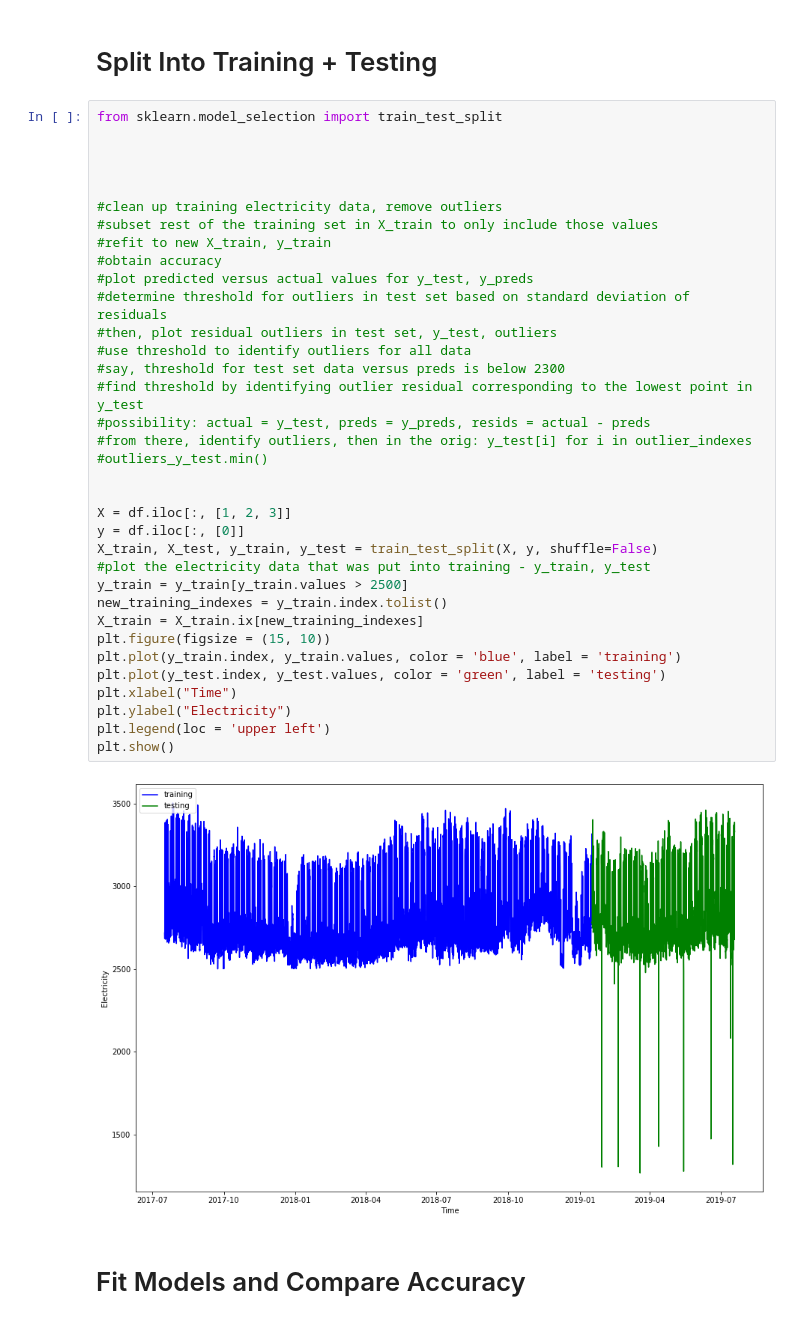
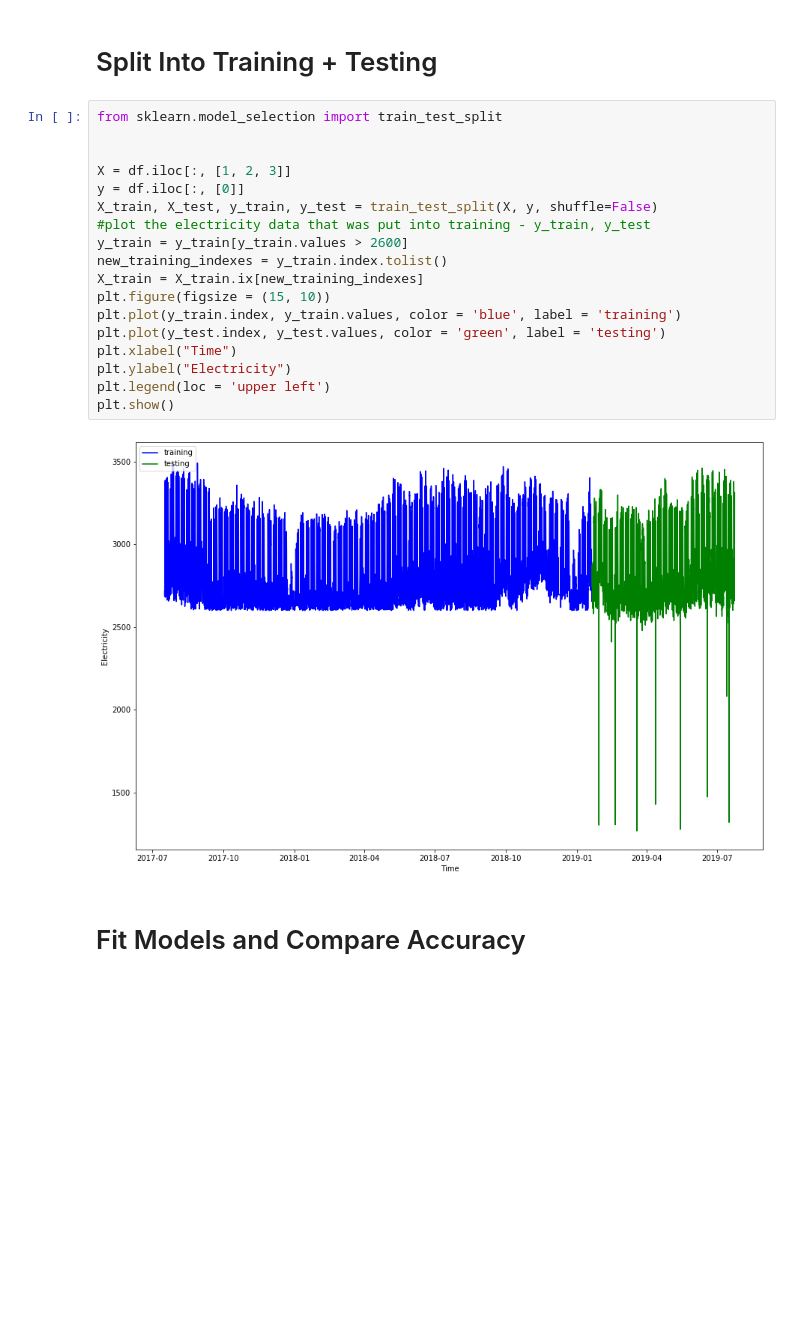
Before and after one commit to eco-data-science-team/cluster-repo, a Jupyter notebook: New Models.ipynb, the cells around one changed output. Saved outputs shown, nothing was run; the diff lists cells and outputs as text; blank space fills up the shorter version.

```diff
--- a/New Models.ipynb
+++ b/New Models.ipynb
@@ -80,41 +76,24 @@ Timestamp
 # Split Into Training + Testing
 # %%
 from sklearn.model_selection import train_test_split
-
-
-
-
-#clean up training electricity data, remove outliers
-#subset rest of the training set in X_train to only include those values
-#refit to new X_train, y_train
-#obtain accuracy
-#plot predicted versus actual values for y_test, y_preds
-#determine threshold for outliers in test set based on standard deviation of residuals
-#then, plot residual outliers in test set, y_test, outliers
-#use threshold to identify outliers for all data
-#say, threshold for test set data versus preds is below 2300
-#find threshold by identifying outlier residual corresponding to the lowest point in y_test
-#possibility: actual = y_test, preds = y_preds, resids = actual - preds
-#from there, identify outliers, then in the orig: y_test[i] for i in outlier_indexes
-#outliers_y_test.min()
 
 
 X = df.iloc[:, [1, 2, 3]]
 y = df.iloc[:, [0]]
 X_train, X_test, y_train, y_test = train_test_split(X, y, shuffle=False)
 #plot the electricity data that was put into training - y_train, y_test
-y_train = y_train[y_train.values > 2500]
+y_train = y_train[y_train.values > 2600]
 new_training_indexes = y_train.index.tolist()
 X_train = X_train.ix[new_training_indexes]
 plt.figure(figsize = (15, 10))
 plt.plot(y_train.index, y_train.values, color = 'blue', label = 'training')
 plt.plot(y_test.index, y_test.values, color = 'green', label = 'testing')
 plt.xlabel("Time")
 plt.ylabel("Electricity")
 plt.legend(loc = 'upper left')
 plt.show()
 # %% [output]
-[figure, old version]
+[figure, new version]
 # %% [markdown]
 # Fit Models and Compare Accuracy
 # %%
```
Also changed, not shown: parts of 2 cells of this notebook.
